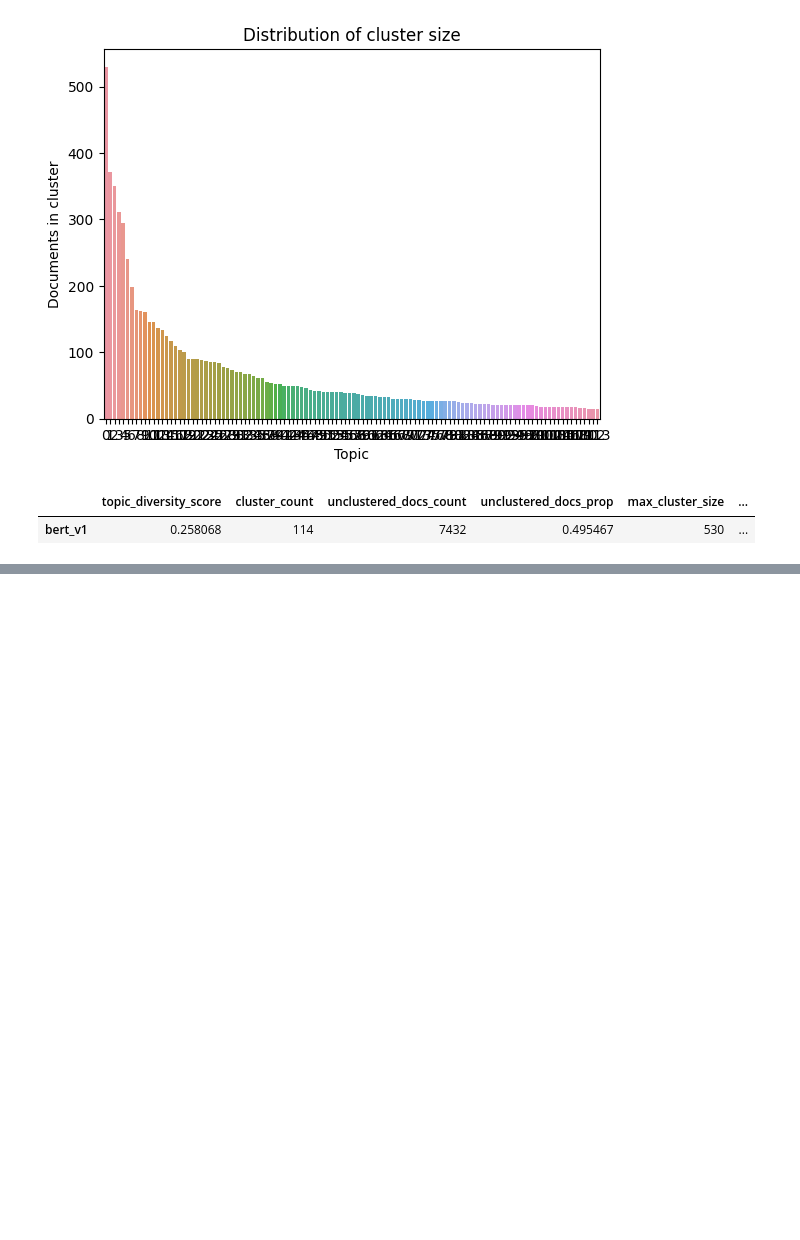
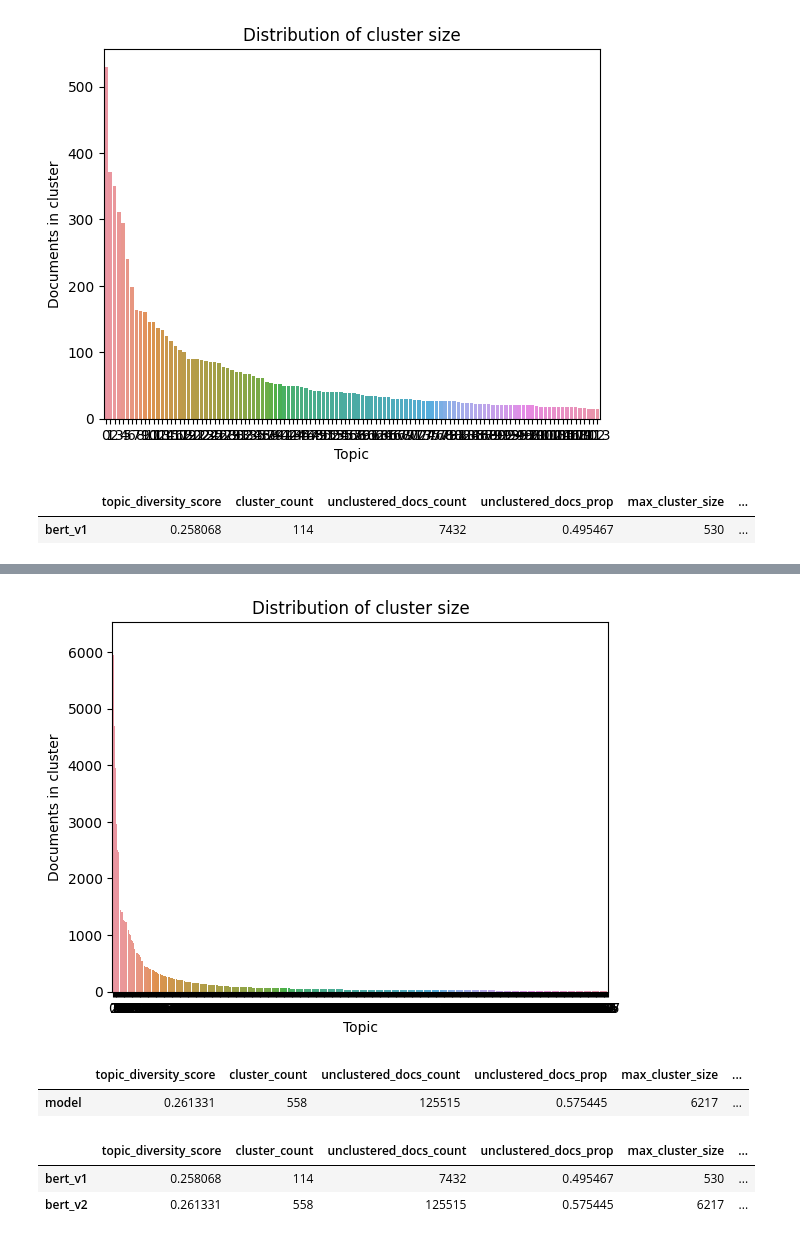
Before and after one commit to OskarMunck/Thesis, a Jupyter notebook: topic_distance_eval.ipynb, the cells around one changed output, grey strips where cells are left out. Drawn from its saved outputs; the diff is of its cells as text; code cells hidden in the pictures; blank space fills up the shorter version.

```diff
--- a/topic_distance_eval.ipynb
+++ b/topic_distance_eval.ipynb
@@ -117,0 +124,14 @@ topics_describe(bert_v1, name="bert_v1", make_plot=True)
+# %%
+topics_describe(bert_v2)
+# %% [output]
+[figure, added]
+|  | topic_diversity_score | cluster_count | unclustered_docs_count | unclustered_docs_prop | max_cluster_size | ... |
+| model | 0.261331 | 558 | 125515 | 0.575445 | 6217 | ... |
+# %%
+v1 = topics_describe(bert_v1, make_plot=False, name="bert_v1")
+v2 = topics_describe(bert_v2, make_plot=False, name="bert_v2")
+pd.concat([v1, v2], axis=0)
+# %% [output]
+|  | topic_diversity_score | cluster_count | unclustered_docs_count | unclustered_docs_prop | max_cluster_size | ... |
+| bert_v1 | 0.258068 | 114 | 7432 | 0.495467 | 530 | ... |
+| bert_v2 | 0.261331 | 558 | 125515 | 0.575445 | 6217 | ... |
```
Also changed, not shown: parts of 3 cells of this notebook, 2 other files.
